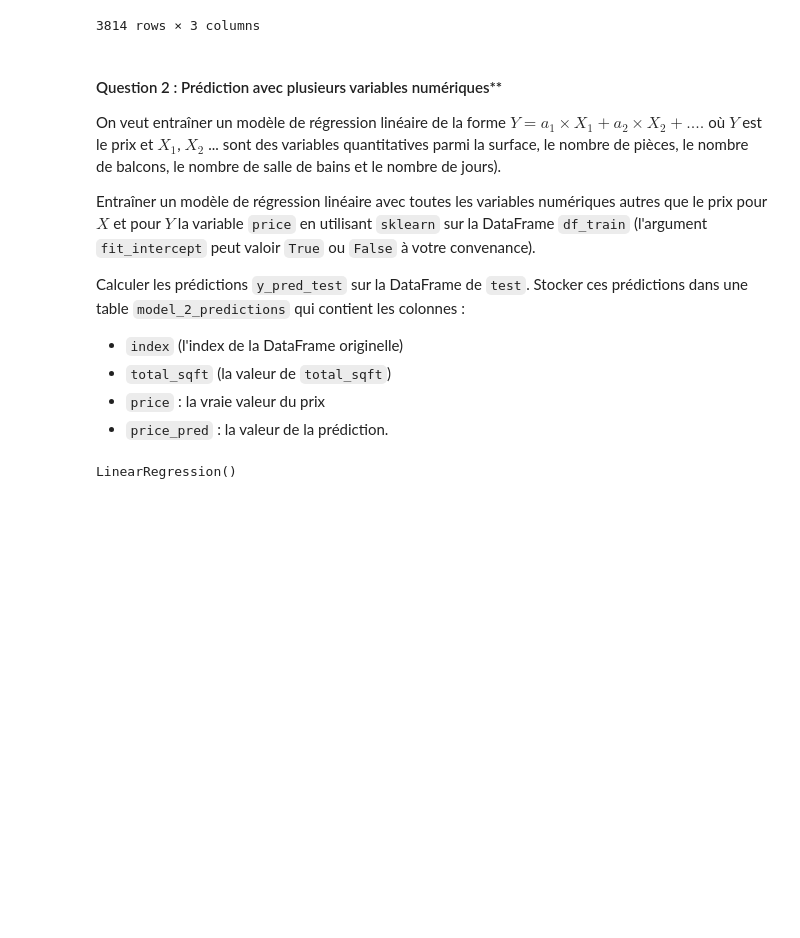
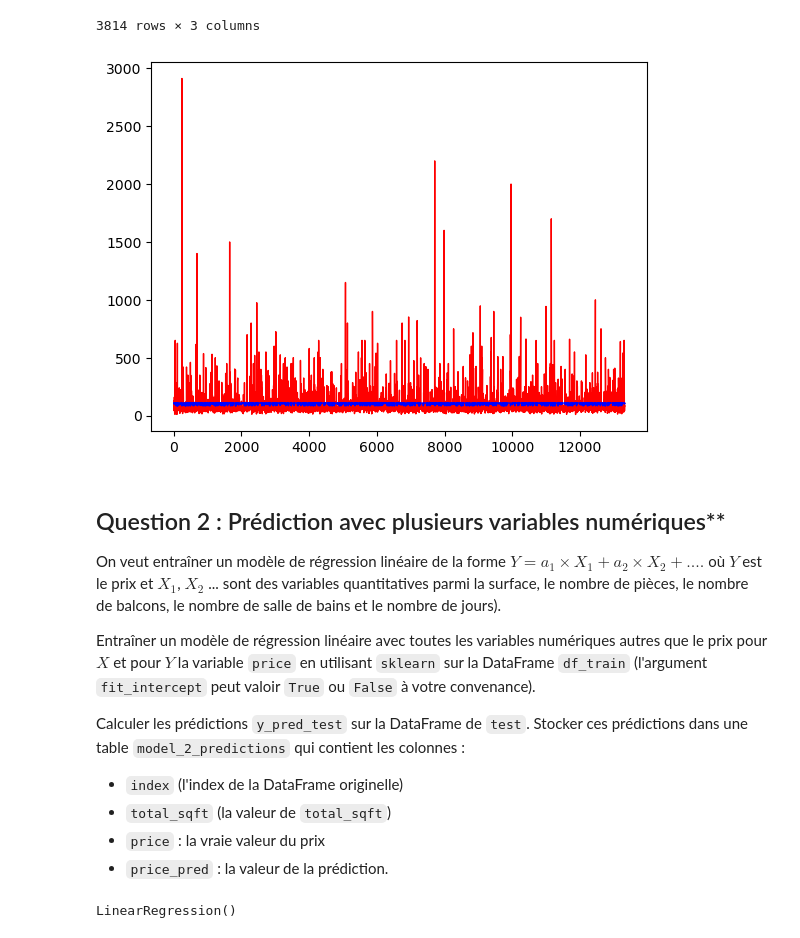
Before and after one commit to MateoDubernet/data-science-project-2, a Jupyter notebook: projet.ipynb, the cells around one changed output. Cells and saved outputs as stored; diff of their text form; code cells hidden in the pictures; blank space fills up the shorter version.

```diff
--- a/projet.ipynb
+++ b/projet.ipynb
@@ -636,8 +613,14 @@ modele_1_bis_predictions
 | 9896 | 0.0 | 86.80 | 108.646762 |
 | 3073 | 48.0 | 85.00 | 105.440525 |
 3814 rows × 3 columns
+# %%
+plt.plot(sorted(df_test.index), df_test['price'], color='red', linewidth=1)
+plt.plot(sorted(df_test.index),y_pred_test, color='blue', linewidth=1)
+plt.show()
+# %% [output]
+[figure, added]
 # %% [markdown]
-#### Question 2 : Prédiction avec plusieurs variables numériques**
+## Question 2 : Prédiction avec plusieurs variables numériques**
 
 On veut entraîner un modèle de régression linéaire de la forme $ Y = a_1 \times X_1 + a_2 \times X_2 + ....$ où $Y$ est le prix et $X_1$, $X_2$ ... sont des variables quantitatives parmi la surface, le nombre de pièces, le nombre de balcons, le nombre de salle de bains et le nombre de jours).
 
```
Also changed, not shown: parts of 80 cells of this notebook.
